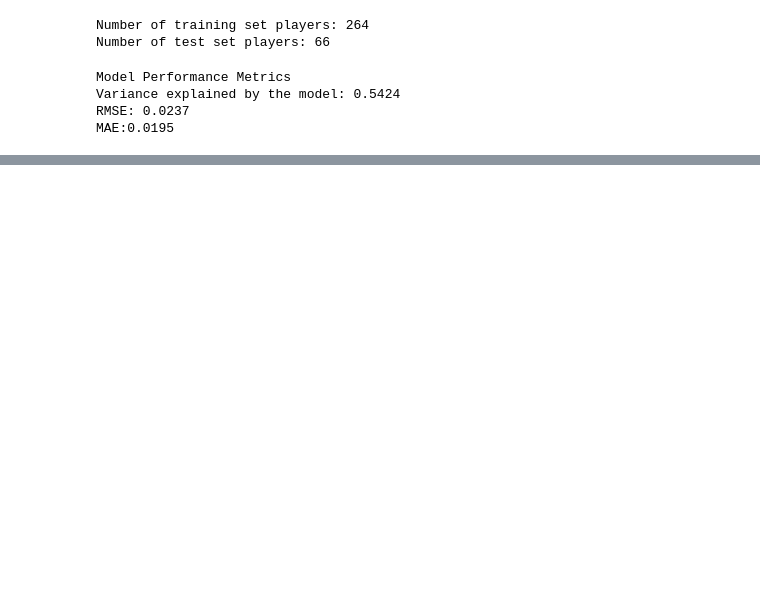
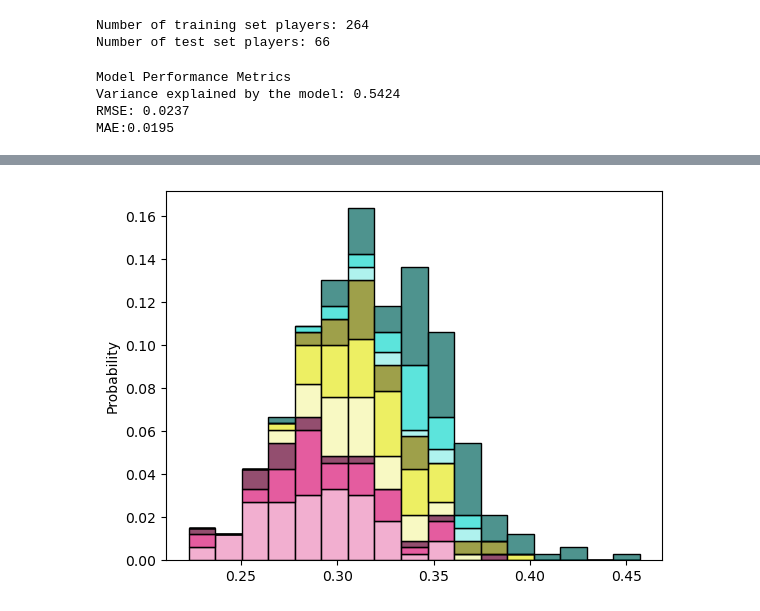
Before and after one commit to lucas-ben/mba-business-analytics, a Jupyter notebook: Data Science/simdec_example.ipynb, the cells around one changed output, grey strips where cells are left out. Cells and saved outputs as stored; diff of their text form; code cells hidden in the pictures; blank space fills up the shorter version.

```diff
--- a/Data Science/simdec_example.ipynb
+++ b/Data Science/simdec_example.ipynb
@@ -55,0 +78,8 @@ MAE:0.0195
+# %%
+# creating target variable and inputs from actual data
+output_name = df.columns[7] # woba is target variable
+input_names = list(df.columns[3:7]) + list(df.columns[[9, 12, 15]])
+
+inputs, output = df[input_names].copy(), df[output_name].copy()
+
+inputs.head()
@@ -55,0 +108,20 @@ MAE:0.0195
+# %%
+# computing sensitivity indices
+indices = sensitivity_indices(inputs=inputs, output=output)
+
+indices_df = pd.DataFrame({
+    'variable': inputs.columns,
+    'sensitivity_index': indices.si,
+    'first_order': indices.first_order
+})
+
+# Calculate second-order effects (sum of interactions for each variable)
+# This sums all interaction effects for each variable
+second_order_sum = indices.second_order.sum(axis=1)
+
+indices_df['second_order'] = second_order_sum
+
+# Sort by sensitivity_index (descending)
+indices_df = indices_df.sort_values('sensitivity_index', ascending=False).reset_index(drop=True)
+
+print(indices_df)
@@ -55,0 +137,5 @@ MAE:0.0195
+# %%
+# decomposing the problem with SimDec
+si = indices.si
+res = decomposition(inputs=inputs, output=output, sensitivity_indices=si)
+res
@@ -55,0 +159,3 @@ MAE:0.0195
+# %%
+palette = palette(states=res.states)[::-1]
+palette
@@ -55,0 +172,5 @@ MAE:0.0195
+# %%
+fig, ax = plt.subplots()
+ax = visualization(bins=res.bins, palette=palette, ax=ax)
+# %% [output]
+[figure, added]
```
Also changed, not shown: parts of 11 cells of this notebook.
